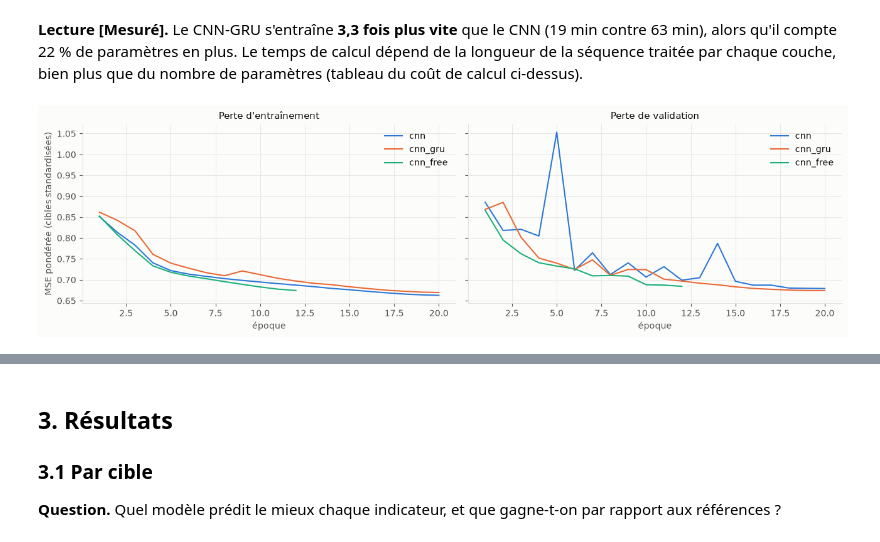
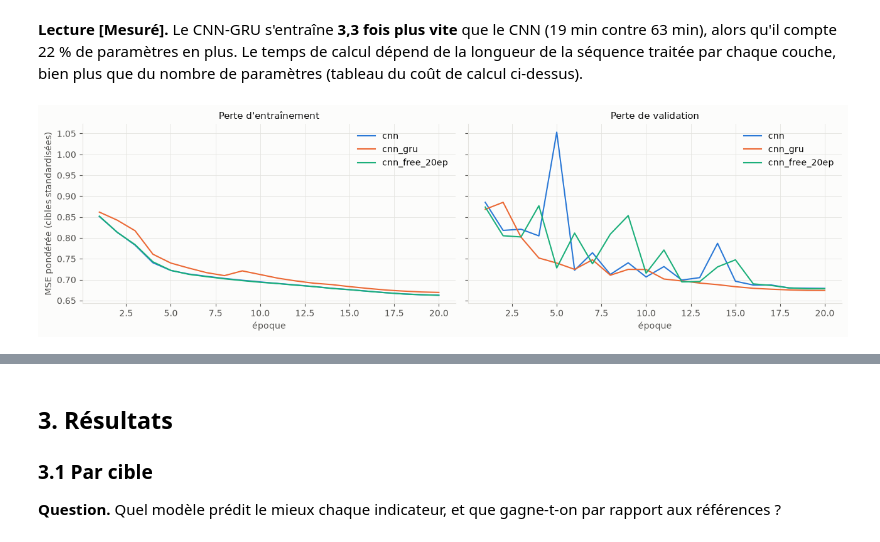
Before and after one commit to soufiane-ech/coEnergy-assessment, a Jupyter notebook: notebooks/02_modelisation.ipynb, the cells around one changed output, grey strips where cells are left out. Drawn from its saved outputs; the diff is of its cells as text; code cells hidden in the pictures.

```diff
--- a/notebooks/02_modelisation.ipynb
+++ b/notebooks/02_modelisation.ipynb
@@ -141,17 +146,17 @@ rs.training_table()
 **Lecture [Mesuré].** Le CNN-GRU s'entraîne **3,3 fois plus vite** que le CNN (19 min contre 63 min), alors qu'il compte 22 % de paramètres en plus. Le temps de calcul dépend de la longueur de la séquence traitée par chaque couche, bien plus que du nombre de paramètres (tableau du coût de calcul ci-dessus).
 # %%
 fig, axes = plt.subplots(1, 2, figsize=(13, 3.8), sharey=True)
-for k, m in enumerate(["cnn", "cnn_gru", "cnn_free"]):
+for k, m in enumerate(["cnn", "cnn_gru", "cnn_free_20ep"]):
     h = rs.load_history(m)
     axes[0].plot(h["epoch"], h["train_loss"], color=SERIES[k], label=m)
     axes[1].plot(h["epoch"], h["val_loss"], color=SERIES[k], label=m)
 axes[0].set_title("Perte d'entraînement"); axes[1].set_title("Perte de validation")
 for ax in axes:
     ax.set_xlabel("époque"); ax.legend()
 axes[0].set_ylabel("MSE pondérée (cibles standardisées)")
 fig.tight_layout(); plt.show()
 # %% [output]
-[figure, old version]
+[figure, new version]
 # %% [markdown]
 **Lecture [Mesuré].**
 - Les pertes d'entraînement et de validation restent proches : **aucun sur-apprentissage**, ce qui est attendu avec 765 000 simulations pour moins de 300 000 paramètres.
```
Also changed, not shown: parts of 26 cells of this notebook, 24 other files.
